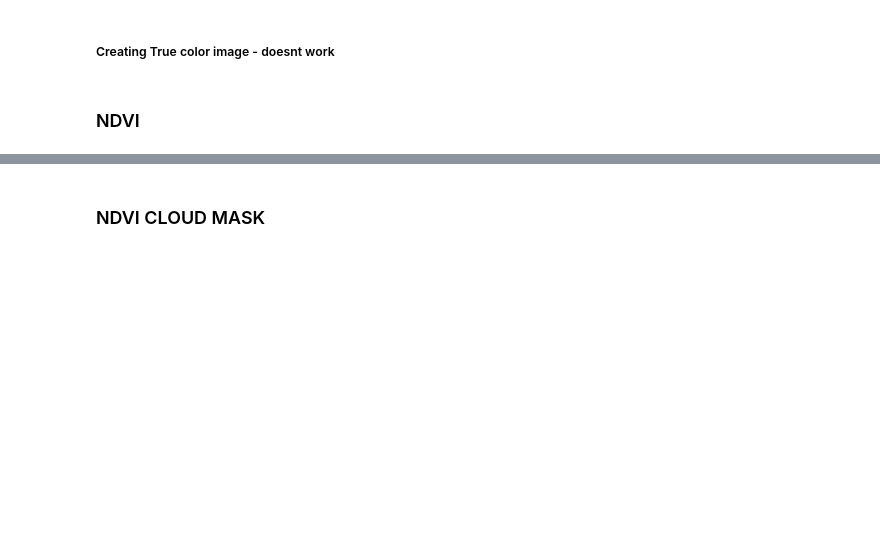
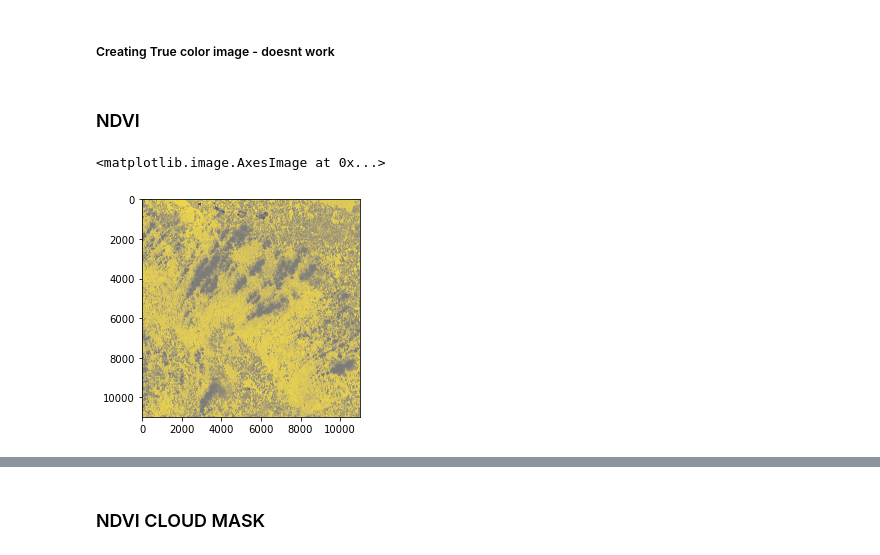
Before and after one commit to gutiKristian/sentinel, a Jupyter notebook: notebooks/sentinel2.ipynb, the cells around one changed output, grey strips where cells are left out. Saved outputs shown, nothing was run; the diff lists cells and outputs as text; code cells hidden in the pictures; blank space fills up the shorter version.

```diff
--- a/notebooks/sentinel2.ipynb
+++ b/notebooks/sentinel2.ipynb
@@ -143,6 +143,12 @@ with rasterio.open(nir_band) as nir:
 ndvi1 = (nir.astype(float) - red.astype(float))
 ndvi2 = (nir+red)
 ndvi = np.divide(ndvi1, ndvi2, out=np.zeros_like(ndvi1), where=ndvi2!=0)
+ndvi = ndvi.squeeze()
+# %%
+plt.imshow(ndvi.squeeze(), cmap='cividis')
+# %% [output]
+<matplotlib.image.AxesImage at 0x...>
+[figure, added]
 # %%
 profile = rasterio.open(red_band).profile
 profile.update(dtype='uint8')
```
Also changed, not shown: parts of 4 cells of this notebook.
